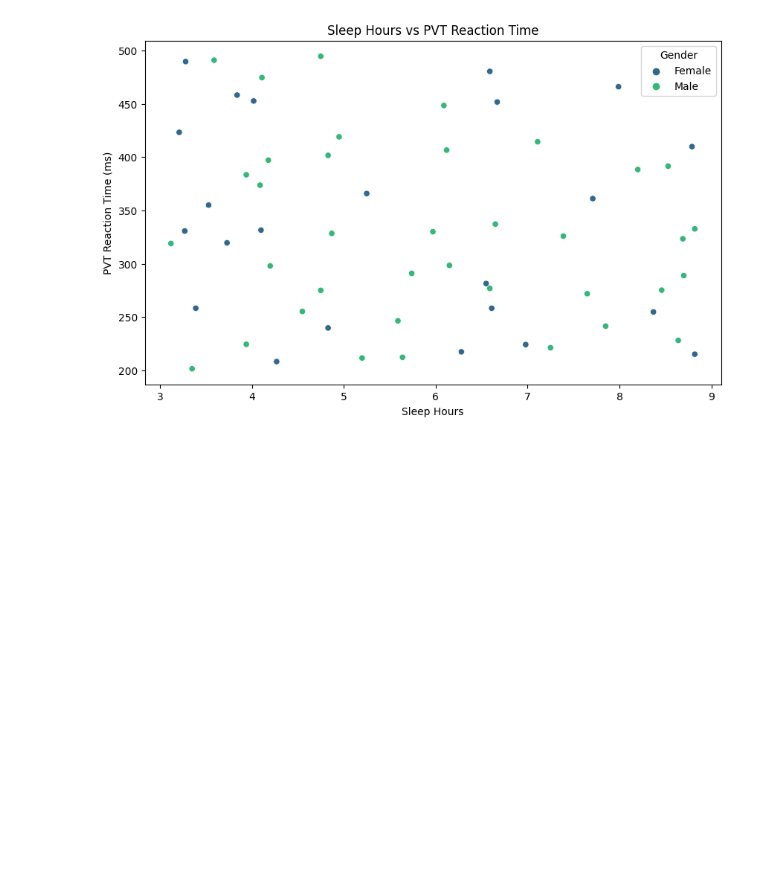
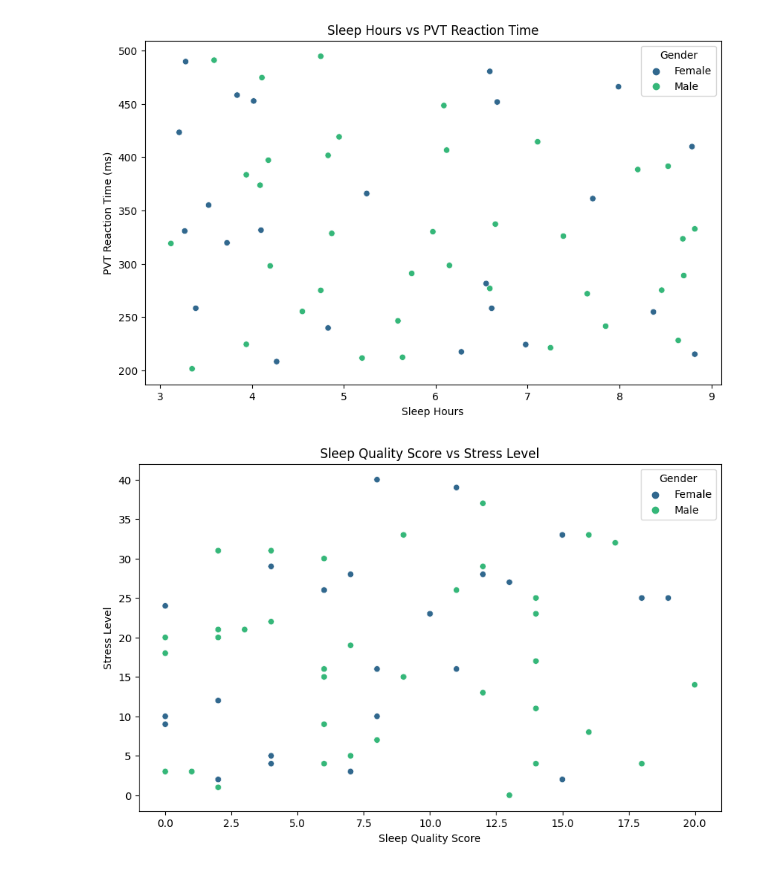
Before and after one commit to PiyushKumarMaurya123/DAI-101-, a Jupyter notebook: assignment-01.ipynb, the cells around one changed output. Cells and saved outputs as stored; diff of their text form; code cells hidden in the pictures; blank space fills up the shorter version.

```diff
--- a/assignment-01.ipynb
+++ b/assignment-01.ipynb
@@ -255,3 +255,13 @@ plt.ylabel('PVT Reaction Time (ms)')
 plt.show()
 # %% [output]
 [figure]
+# %%
+#Sleep Quality Score vs Stress Level
+plt.figure(figsize=(10, 6))
+sns.scatterplot(x='Sleep_Quality_Score', y='Stress_Level', data=df, hue='Gender', palette='viridis')
+plt.title('Sleep Quality Score vs Stress Level')
+plt.xlabel('Sleep Quality Score')
+plt.ylabel('Stress Level')
+plt.show()
+# %% [output]
+[figure, added]
```
Also changed, not shown: parts of 8 cells of this notebook.
